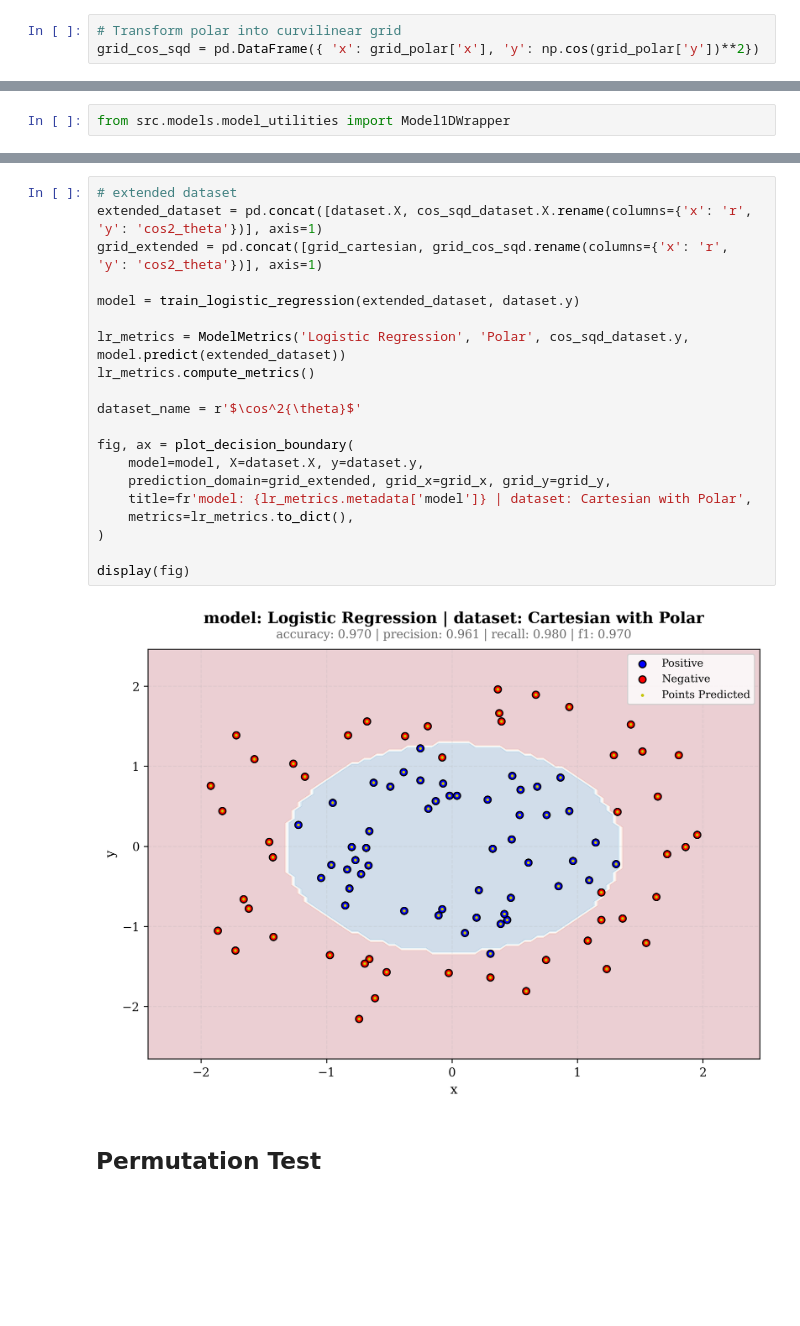
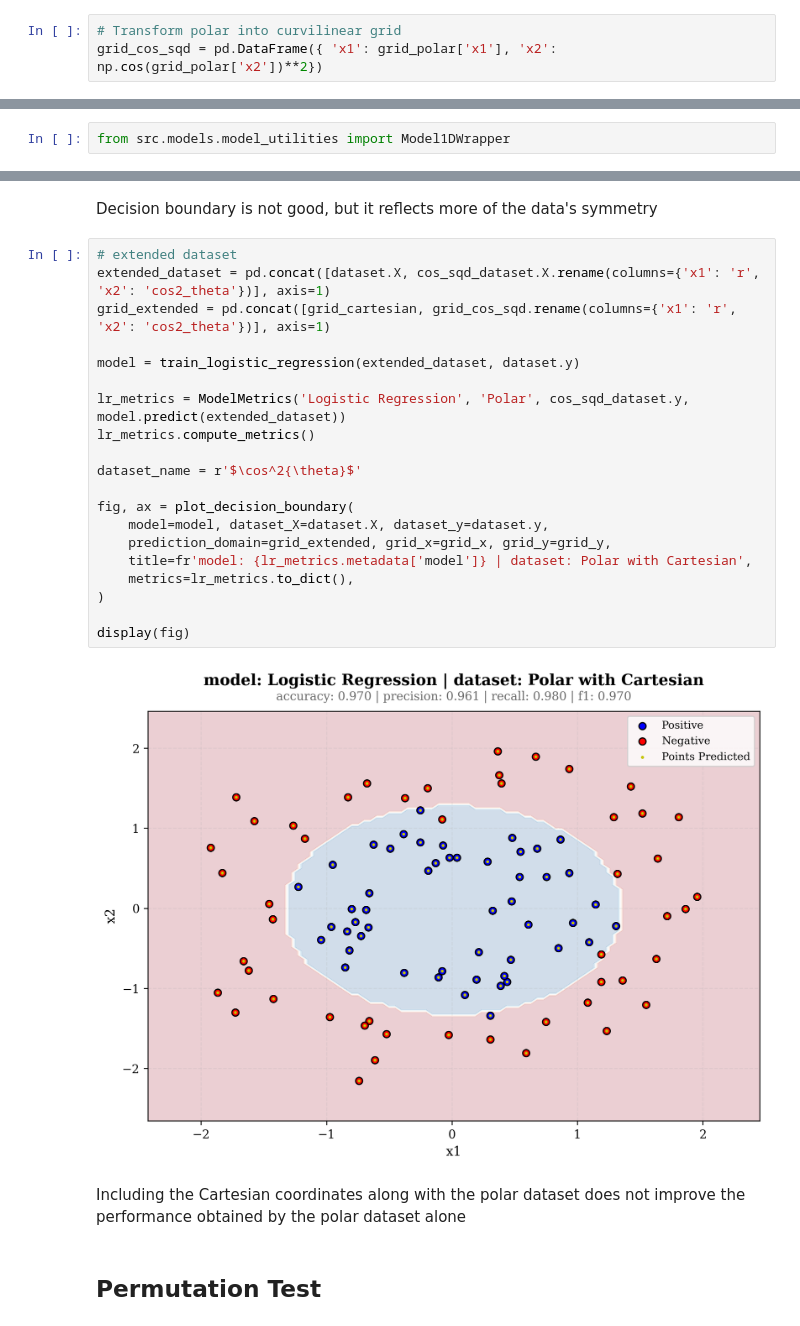
Before and after one commit to apsket/feature-representation-vs-model-complexity, a Jupyter notebook: notebooks/02_feature_engineering.ipynb, the cells around one changed output, grey strips where cells are left out. Drawn from its saved outputs; the diff is of its cells as text; blank space fills up the shorter version.

```diff
--- a/notebooks/02_feature_engineering.ipynb
+++ b/notebooks/02_feature_engineering.ipynb
@@ -177,7 +181,7 @@ plot_manager.handle(cos_sqd_data_fig, name='elliptic_logi_regr_rectangular')
 # Logistic Regression on Engineered Featured Curvilinear Coordinates
 # %%
 # Transform polar into curvilinear grid
-grid_cos_sqd = pd.DataFrame({ 'x': grid_polar['x'], 'y': np.cos(grid_polar['y'])**2})
+grid_cos_sqd = pd.DataFrame({ 'x1': grid_polar['x1'], 'x2': np.cos(grid_polar['x2'])**2})
 # %%
 lr_cos_sqd_model = train_logistic_regression(cos_sqd_dataset.X, cos_sqd_dataset.y)
 # %%
@@ -384,27 +398,31 @@ fig, ax = plot_decision_boundary(
 display(fig)
 # %% [output]
 [figure]
+# %% [markdown]
+Decision boundary is not good, but it reflects more of the data's symmetry
 # %%
 # extended dataset
-extended_dataset = pd.concat([dataset.X, cos_sqd_dataset.X.rename(columns={'x': 'r', 'y': 'cos2_theta'})], axis=1)
-grid_extended = pd.concat([grid_cartesian, grid_cos_sqd.rename(columns={'x': 'r', 'y': 'cos2_theta'})], axis=1)
+extended_dataset = pd.concat([dataset.X, cos_sqd_dataset.X.rename(columns={'x1': 'r', 'x2': 'cos2_theta'})], axis=1)
+grid_extended = pd.concat([grid_cartesian, grid_cos_sqd.rename(columns={'x1': 'r', 'x2': 'cos2_theta'})], axis=1)
 
 model = train_logistic_regression(extended_dataset, dataset.y)
 
 lr_metrics = ModelMetrics('Logistic Regression', 'Polar', cos_sqd_dataset.y, model.predict(extended_dataset))
 lr_metrics.compute_metrics()
 
 dataset_name = r'$\cos^2{\theta}$'
 
 fig, ax = plot_decision_boundary(
-    model=model, X=dataset.X, y=dataset.y,
+    model=model, dataset_X=dataset.X, dataset_y=dataset.y,
     prediction_domain=grid_extended, grid_x=grid_x, grid_y=grid_y,
-    title=fr'model: {lr_metrics.metadata['model']} | dataset: Cartesian with Polar',
+    title=fr'model: {lr_metrics.metadata['model']} | dataset: Polar with Cartesian',
     metrics=lr_metrics.to_dict(),
 )
 
 display(fig)
 # %% [output]
-[figure, old version]
+[figure, new version]
+# %% [markdown]
+Including the Cartesian coordinates along with the polar dataset does not improve the performance obtained by the polar dataset alone
 # %% [markdown]
 ## Permutation Test
```
Also changed, not shown: parts of 17 cells of this notebook, 10 other files.
